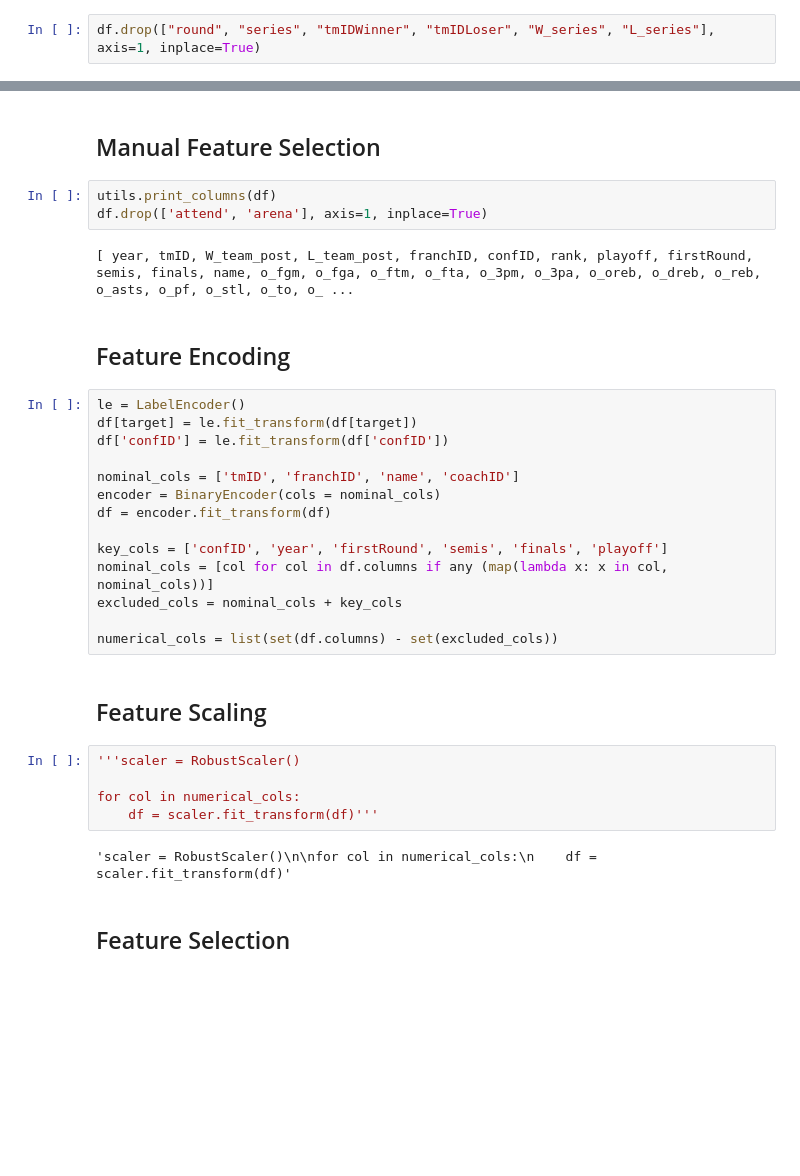
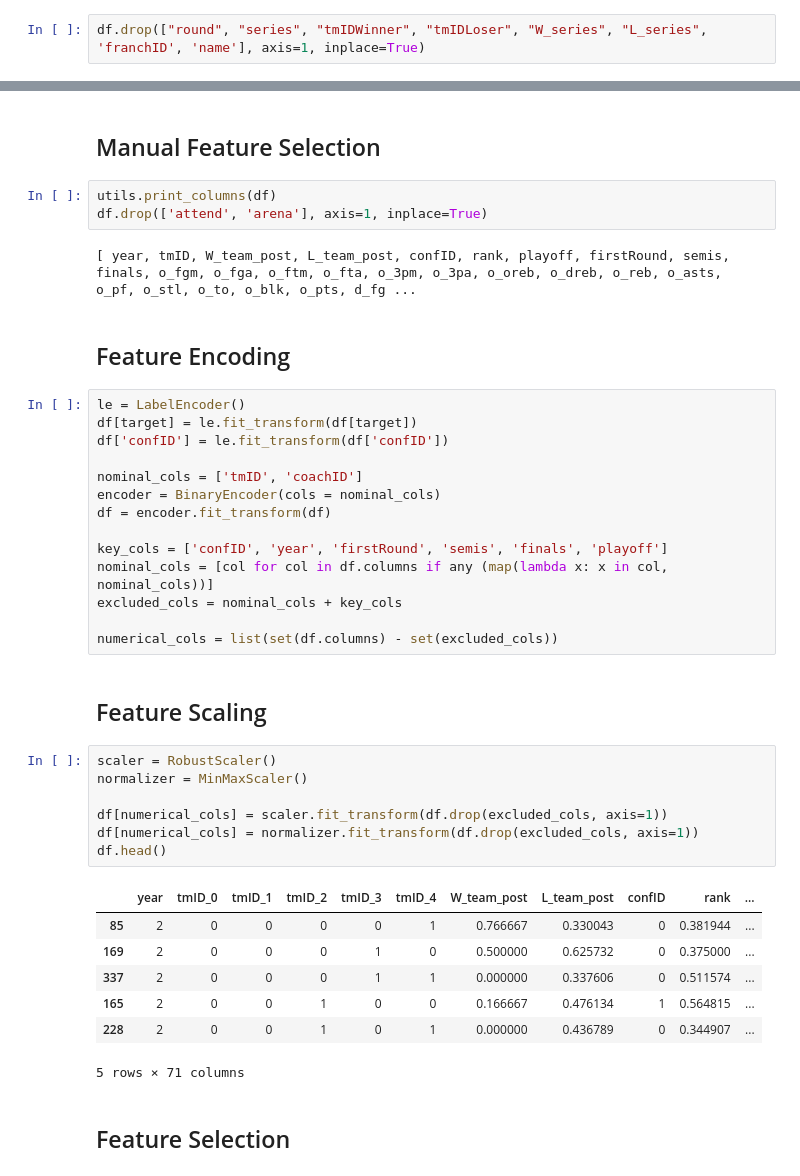
Before and after one commit to DanielRodrigues08/AC-FEUP, a Jupyter notebook: transformation/transformation.ipynb, the cells around one changed output, grey strips where cells are left out. Drawn from its saved outputs; the diff is of its cells as text; blank space fills up the shorter version.

```diff
--- a/transformation/transformation.ipynb
+++ b/transformation/transformation.ipynb
@@ -12,7 +12,7 @@ target = 'playoff'
 # %% [markdown]
 ## Eliminating Redundant Features
 # %%
-df.drop(["round", "series", "tmIDWinner", "tmIDLoser", "W_series", "L_series"], axis=1, inplace=True)
+df.drop(["round", "series", "tmIDWinner", "tmIDLoser", "W_series", "L_series", 'franchID', 'name'], axis=1, inplace=True)
 # %% [markdown]
 ## Feature Engineering
 # %%
@@ -51,7 +51,7 @@ df['firstRound'] = df['firstRound'].map(mapping)
 utils.print_columns(df)
 df.drop(['attend', 'arena'], axis=1, inplace=True)
 # %% [output]
-[ year, tmID, W_team_post, L_team_post, franchID, confID, rank, playoff, firstRound, semis, finals, name, o_fgm, o_fga, o_ftm, o_fta, o_3pm, o_3pa, o_oreb, o_dreb, o_reb, o_asts, o_pf, o_stl, o_to, o_ ...
+[ year, tmID, W_team_post, L_team_post, confID, rank, playoff, firstRound, semis, finals, o_fgm, o_fga, o_ftm, o_fta, o_3pm, o_3pa, o_oreb, o_dreb, o_reb, o_asts, o_pf, o_stl, o_to, o_blk, o_pts, d_fg ...
 # %% [markdown]
 ## Feature Encoding
 # %%
@@ -59,7 +59,7 @@ le = LabelEncoder()
 df[target] = le.fit_transform(df[target])
 df['confID'] = le.fit_transform(df['confID'])
 
-nominal_cols = ['tmID', 'franchID', 'name', 'coachID']
+nominal_cols = ['tmID', 'coachID']
 encoder = BinaryEncoder(cols = nominal_cols)
 df = encoder.fit_transform(df)
 
@@ -71,12 +71,20 @@ numerical_cols = list(set(df.columns) - set(excluded_cols))
 # %% [markdown]
 ## Feature Scaling
 # %%
-'''scaler = RobustScaler()
+scaler = RobustScaler()
+normalizer = MinMaxScaler()
 
-for col in numerical_cols:
-    df = scaler.fit_transform(df)'''
+df[numerical_cols] = scaler.fit_transform(df.drop(excluded_cols, axis=1))
+df[numerical_cols] = normalizer.fit_transform(df.drop(excluded_cols, axis=1))
+df.head()
 # %% [output]
+|  | year | tmID_0 | tmID_1 | tmID_2 | tmID_3 | tmID_4 | W_team_post | L_team_post | confID | rank | ... |
+| 85 | 2 | 0 | 0 | 0 | 0 | 1 | 0.766667 | 0.330043 | 0 | 0.381944 | ... |
+| 169 | 2 | 0 | 0 | 0 | 1 | 0 | 0.500000 | 0.625732 | 0 | 0.375000 | ... |
+| 337 | 2 | 0 | 0 | 0 | 1 | 1 | 0.000000 | 0.337606 | 0 | 0.511574 | ... |
+| 165 | 2 | 0 | 0 | 1 | 0 | 0 | 0.166667 | 0.476134 | 1 | 0.564815 | ... |
+| 228 | 2 | 0 | 0 | 1 | 0 | 1 | 0.000000 | 0.436789 | 0 | 0.344907 | ... |
-'scaler = RobustScaler()\n\nfor col in numerical_cols:\n    df = scaler.fit_transform(df)'
+5 rows × 71 columns
 # %% [markdown]
 ## Feature Selection
 # %%
```
Also changed, not shown: parts of 4 cells of this notebook, 2 other files.
